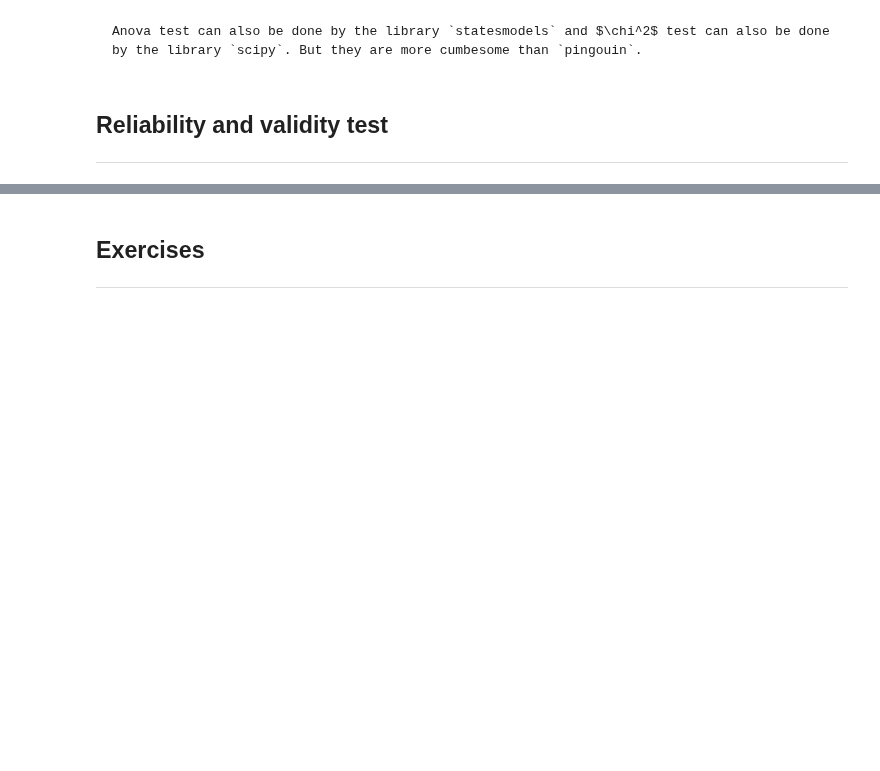
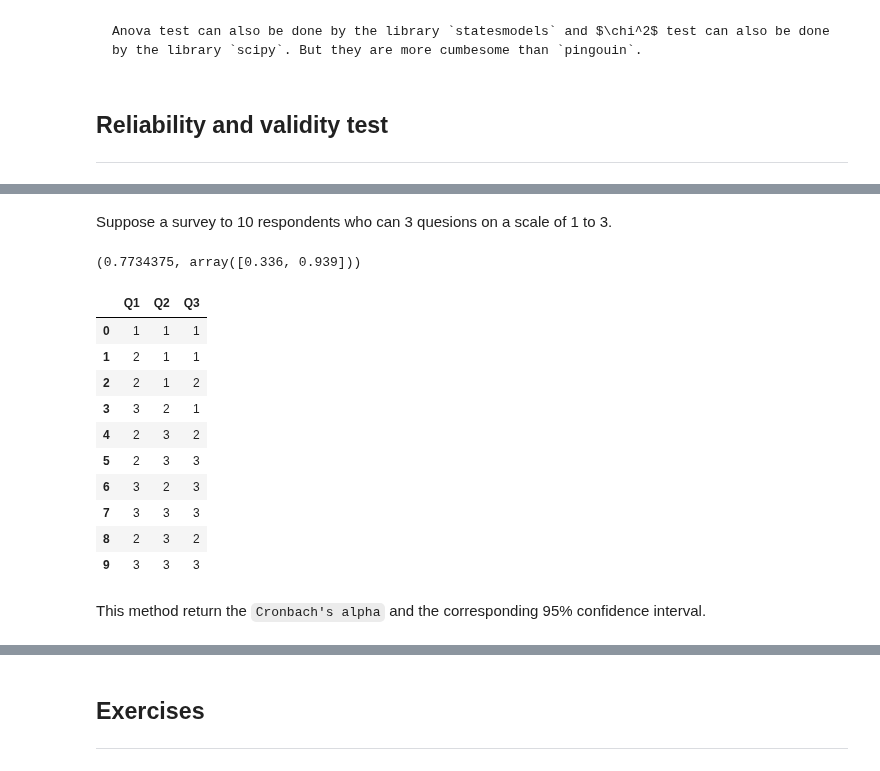
Before and after one commit to RobinChen121/book-Python-Data-Science-en, a Jupyter notebook: data-science/_build/jupyter_execute/statistics1.ipynb, the cells around one changed output, grey strips where cells are left out. Saved outputs shown, nothing was run; the diff lists cells and outputs as text; code cells hidden in the pictures; blank space fills up the shorter version.

```diff
--- a/data-science/_build/jupyter_execute/statistics1.ipynb
+++ b/data-science/_build/jupyter_execute/statistics1.ipynb
@@ -535,0 +577,32 @@ Anova test can also be done by the library `statesmodels` and $\chi^2$ test can
+# %% [markdown]
+Suppose a survey to 10 respondents who can 3 quesions on a scale of 1 to 3.
+# %%
+import pandas as pd
+import pingouin as pg
+
+# enter survey responses as a DataFrame
+# 3 questions and 10 respondents
+df = pd.DataFrame({'Q1': [1, 2, 2, 3, 2, 2, 3, 3, 2, 3],
+                   'Q2': [1, 1, 1, 2, 3, 3, 2, 3, 3, 3],
+                   'Q3': [1, 1, 2, 1, 2, 3, 3, 3, 2, 3]})
+
+result = pg.cronbach_alpha(data = df)
+print(result)
+# %% [output]
+(0.7734375, array([0.336, 0.939]))
+# %%
+df
+# %% [output]
+|  | Q1 | Q2 | Q3 |
+| 0 | 1 | 1 | 1 |
+| 1 | 2 | 1 | 1 |
+| 2 | 2 | 1 | 2 |
+| 3 | 3 | 2 | 1 |
+| 4 | 2 | 3 | 2 |
+| 5 | 2 | 3 | 3 |
+| 6 | 3 | 2 | 3 |
+| 7 | 3 | 3 | 3 |
+| 8 | 2 | 3 | 2 |
+| 9 | 3 | 3 | 3 |
+# %% [markdown]
+This method return the `Cronbach's alpha` and the corresponding 95% confidence interval.
```
Also changed, not shown: parts of 13 cells of this notebook, 57 other files.
